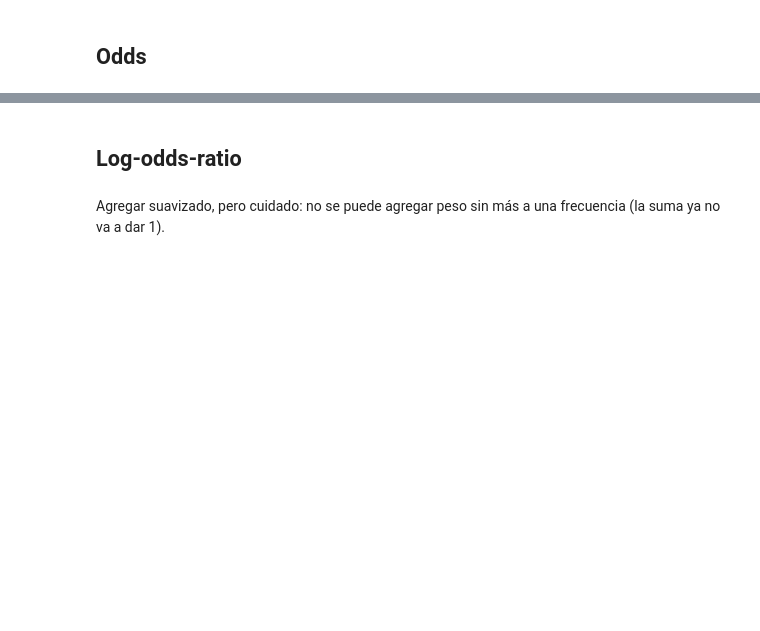
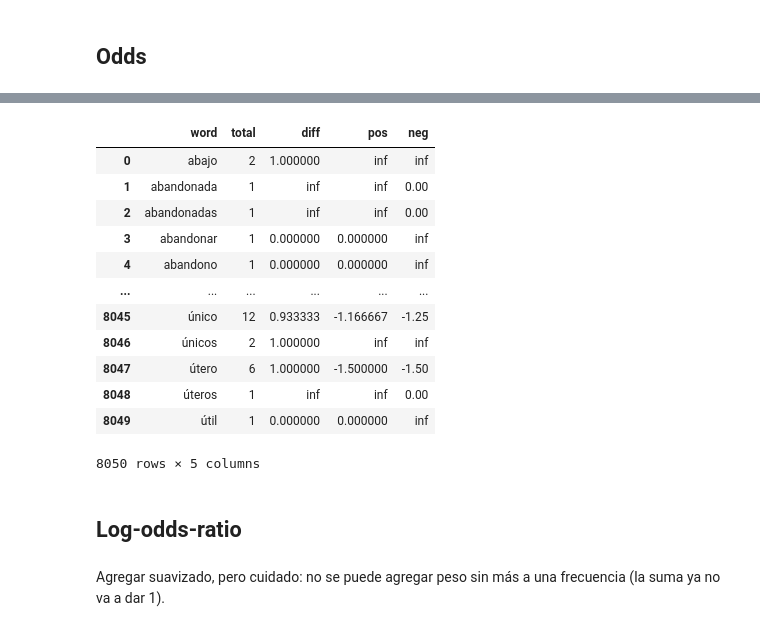
Before and after one commit to macfernandez/eddc-specialization-project, a Jupyter notebook: notebooks/03-methods-statistic.ipynb, the cells around one changed output, grey strips where cells are left out. Saved outputs shown, nothing was run; the diff lists cells and outputs as text; code cells hidden in the pictures; blank space fills up the shorter version.

```diff
--- a/notebooks/03-methods-statistic.ipynb
+++ b/notebooks/03-methods-statistic.ipynb
@@ -177,3 +265,20 @@ odds_diff.head()
+# %%
+odds_diff["diff"] = odds_diff.apply(lambda x: postprocess_odds(x), axis=1)
+odds_diff
+# %% [output]
+|  | word | total | diff | pos | neg |
+| 0 | abajo | 2 | 1.000000 | inf | inf |
+| 1 | abandonada | 1 | inf | inf | 0.00 |
+| 2 | abandonadas | 1 | inf | inf | 0.00 |
+| 3 | abandonar | 1 | 0.000000 | 0.000000 | inf |
+| 4 | abandono | 1 | 0.000000 | 0.000000 | inf |
+| ... | ... | ... | ... | ... | ... |
+| 8045 | único | 12 | 0.933333 | -1.166667 | -1.25 |
+| 8046 | únicos | 2 | 1.000000 | inf | inf |
+| 8047 | útero | 6 | 1.000000 | -1.500000 | -1.50 |
+| 8048 | úteros | 1 | inf | inf | 0.00 |
+| 8049 | útil | 1 | 0.000000 | 0.000000 | inf |
+8050 rows × 5 columns
 # %% [markdown]
 ## Log-odds-ratio
 # %% [markdown]
```
Also changed, not shown: parts of 20 cells of this notebook.
